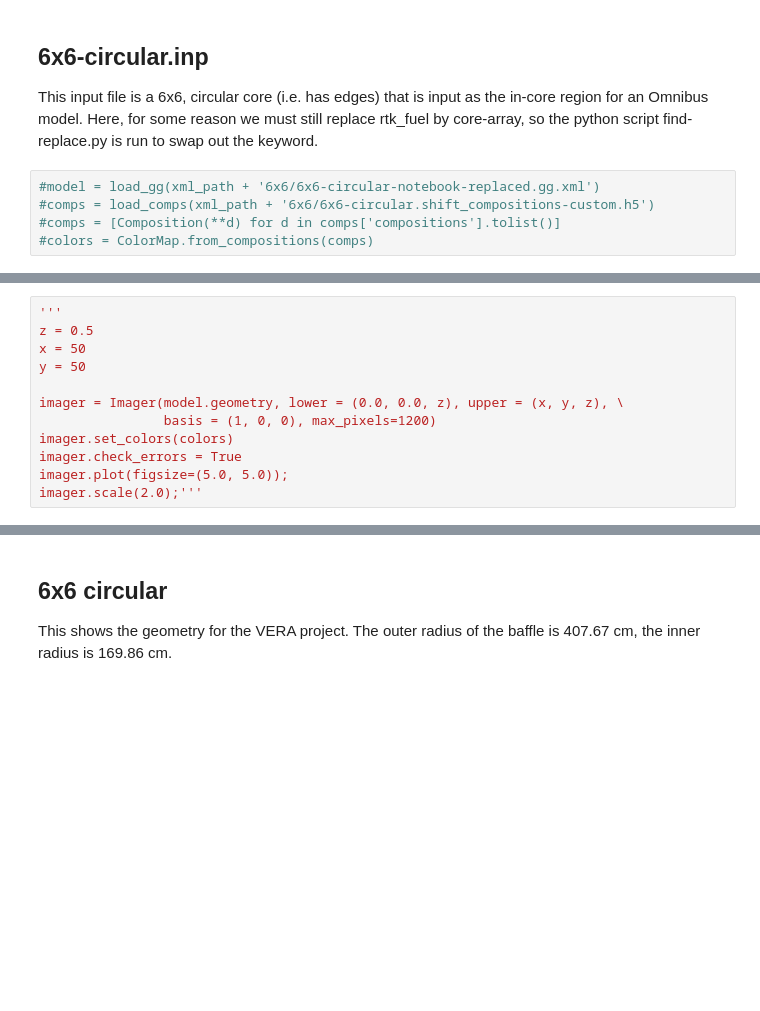
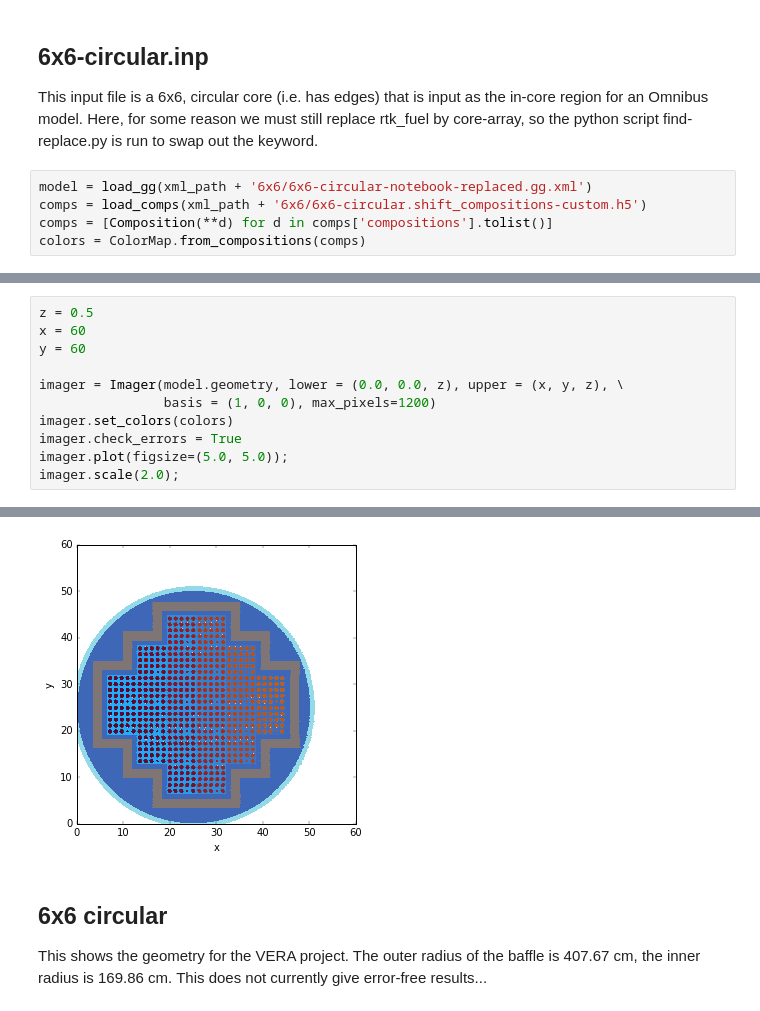
Before and after one commit to aprilnovak/nkq_analysis, a Jupyter notebook: notebooks/visualize-gg.ipynb, the cells around one changed output, grey strips where cells are left out. Drawn from its saved outputs; the diff is of its cells as text; blank space fills up the shorter version.

```diff
--- a/notebooks/visualize-gg.ipynb
+++ b/notebooks/visualize-gg.ipynb
@@ -150,7 +150,7 @@ imager.plot()
 ## 6x6-circular.inp
 This input file is a 6x6, circular core (i.e. has edges) that is input as the in-core region for an Omnibus model. Here, for some reason we must still replace rtk_fuel by core-array, so the python script find-replace.py is run to swap out the keyword.
 # %%
-#model = load_gg(xml_path + '6x6/6x6-circular-notebook-replaced.gg.xml')
-#comps = load_comps(xml_path + '6x6/6x6-circular.shift_compositions-custom.h5')
-#comps = [Composition(**d) for d in comps['compositions'].tolist()]
-#colors = ColorMap.from_compositions(comps)
+model = load_gg(xml_path + '6x6/6x6-circular-notebook-replaced.gg.xml')
+comps = load_comps(xml_path + '6x6/6x6-circular.shift_compositions-custom.h5')
+comps = [Composition(**d) for d in comps['compositions'].tolist()]
+colors = ColorMap.from_compositions(comps)
@@ -157,13 +163,12 @@ This input file is a 6x6, circular core (i.e. has edges) that is input as the in
 # %%
-'''
 z = 0.5
-x = 50
-y = 50
+x = 60
+y = 60
 
 imager = Imager(model.geometry, lower = (0.0, 0.0, z), upper = (x, y, z), \
                 basis = (1, 0, 0), max_pixels=1200)
 imager.set_colors(colors)
 imager.check_errors = True
 imager.plot(figsize=(5.0, 5.0));
-imager.scale(2.0);'''
+imager.scale(2.0);
 # %% [output]
@@ -171,6 +176,7 @@ imager.scale(2.0);'''
+[figure, added]
 # %% [markdown]
 ## 6x6 circular
-This shows the geometry for the VERA project. The outer radius of the baffle is 407.67 cm, the inner radius is 169.86 cm.
+This shows the geometry for the VERA project. The outer radius of the baffle is 407.67 cm, the inner radius is 169.86 cm. This does not currently give error-free results...
 # %%
 model = load_gg(xml_path + '6x6-big-baffle/6x6-big-baffle-notebook-replaced.gg.xml')
 comps = load_comps(xml_path + '6x6-big-baffle/6x6-big-baffle.shift_compositions-custom.h5')
```
Also changed, not shown: parts of 6 cells of this notebook, 6 other files.
